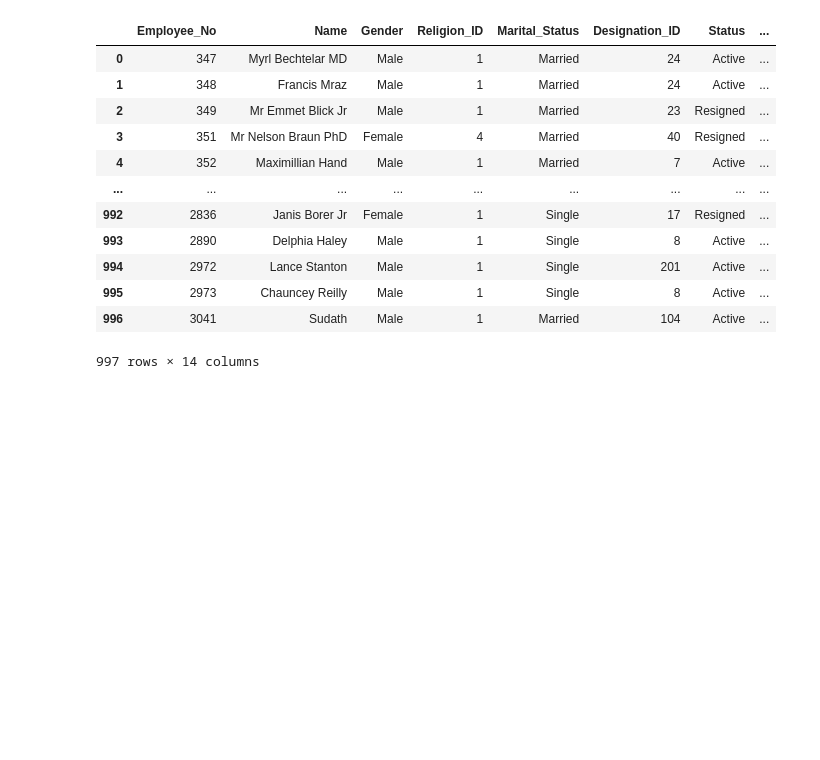
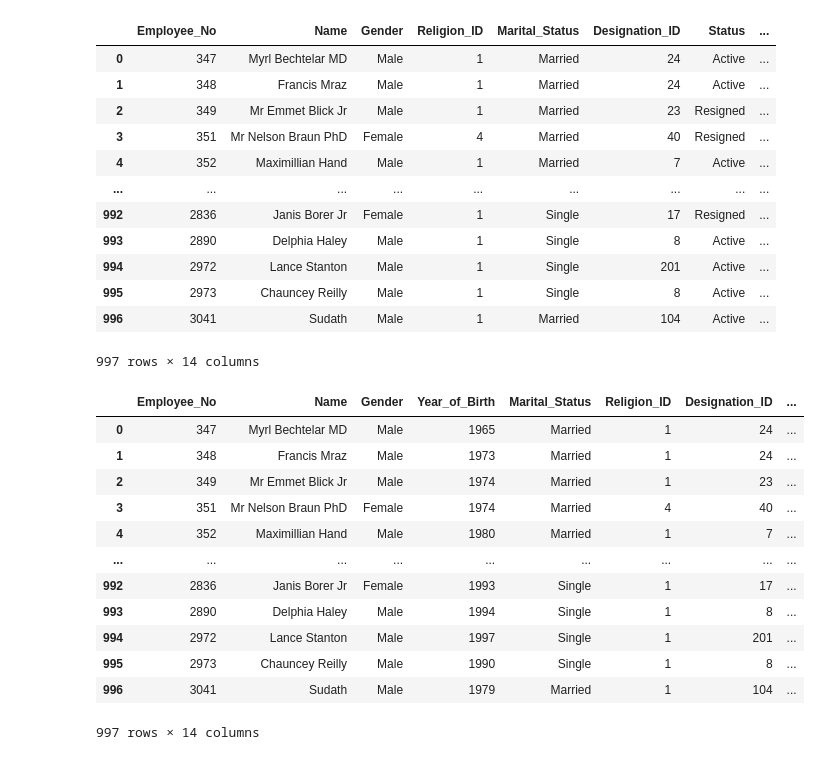
Before and after one commit to SandaruthSiriwardana/DS-Employee-Attrition, a Jupyter notebook: Jupyter_Note_Books/Employee_Attrition_DataCleaning.ipynb, the cells around one changed output. Saved outputs shown, nothing was run; the diff lists cells and outputs as text; code cells hidden in the pictures; blank space fills up the shorter version.

```diff
--- a/Jupyter_Note_Books/Employee_Attrition_DataCleaning.ipynb
+++ b/Jupyter_Note_Books/Employee_Attrition_DataCleaning.ipynb
@@ -490,3 +428,26 @@ chatterbox
 | 995 | 2973 | Chauncey Reilly | Male | 1 | Single | 8 | Active | ... |
 | 996 | 3041 | Sudath | Male | 1 | Married | 104 | Active | ... |
 997 rows × 14 columns
+# %%
+# Specify the desired column order
+column_order = ['Employee_No','Name','Gender', 'Year_of_Birth', 'Marital_Status','Religion_ID','Designation_ID','Employment_Category','Employment_Type','Join_year','Status','Inactive_year','Active_years','Active_months']
+
+# Rearrange the columns in the DataFrame
+chatterbox = chatterbox[column_order]
+
+# Preview the updated DataFrame
+chatterbox
+# %% [output]
+|  | Employee_No | Name | Gender | Year_of_Birth | Marital_Status | Religion_ID | Designation_ID | ... |
+| 0 | 347 | Myrl Bechtelar MD | Male | 1965 | Married | 1 | 24 | ... |
+| 1 | 348 | Francis Mraz | Male | 1973 | Married | 1 | 24 | ... |
+| 2 | 349 | Mr Emmet Blick Jr | Male | 1974 | Married | 1 | 23 | ... |
+| 3 | 351 | Mr Nelson Braun PhD | Female | 1974 | Married | 4 | 40 | ... |
+| 4 | 352 | Maximillian Hand | Male | 1980 | Married | 1 | 7 | ... |
+| ... | ... | ... | ... | ... | ... | ... | ... | ... |
+| 992 | 2836 | Janis Borer Jr | Female | 1993 | Single | 1 | 17 | ... |
+| 993 | 2890 | Delphia Haley | Male | 1994 | Single | 1 | 8 | ... |
+| 994 | 2972 | Lance Stanton | Male | 1997 | Single | 1 | 201 | ... |
+| 995 | 2973 | Chauncey Reilly | Male | 1990 | Single | 1 | 8 | ... |
+| 996 | 3041 | Sudath | Male | 1979 | Married | 1 | 104 | ... |
+997 rows × 14 columns
```
Also changed, not shown: parts of 5 cells of this notebook, 6 other files.
